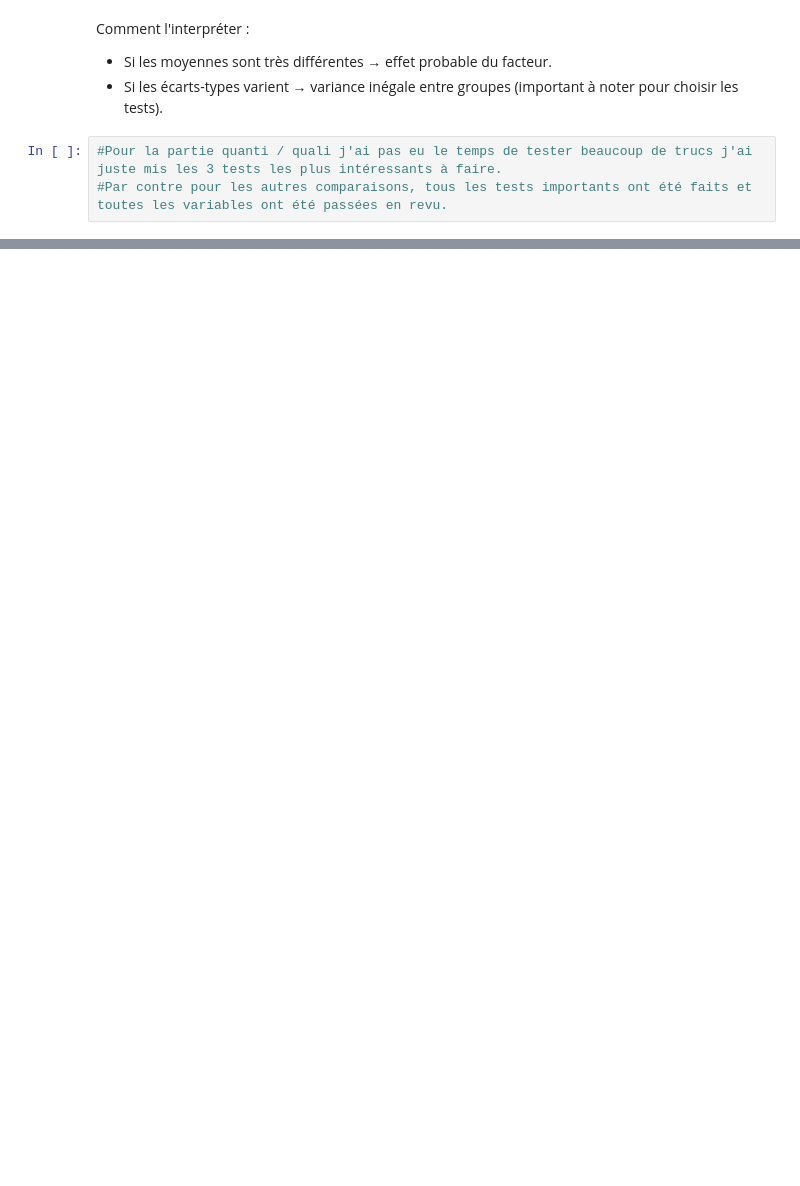
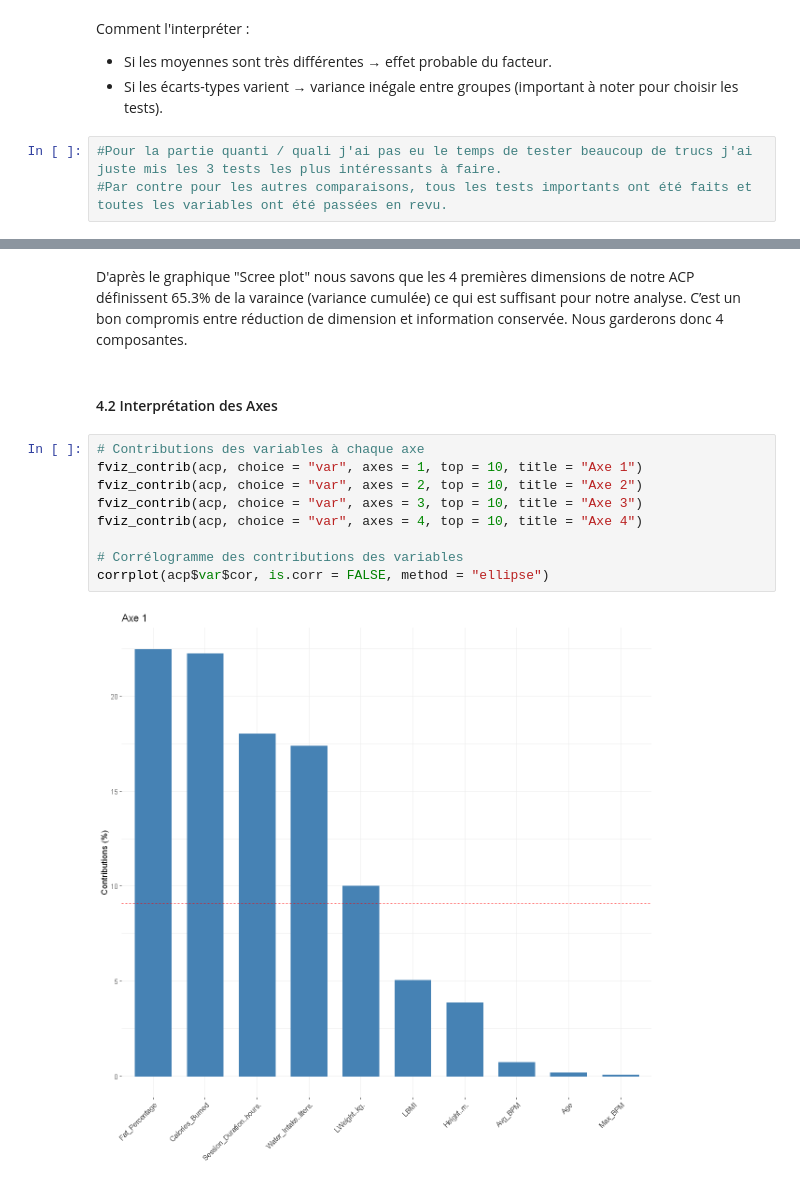
Before and after one commit to QUENTINTOUIL/Projet_ML, a Jupyter notebook: V2_R.ipynb, the cells around one changed output, grey strips where cells are left out. Saved outputs shown, nothing was run; the diff lists cells and outputs as text; blank space fills up the shorter version.

```diff
--- a/V2_R.ipynb
+++ b/V2_R.ipynb
@@ -501,0 +534,15 @@ Comment l'interpréter :
+# %% [markdown]
+D'après le graphique "Scree plot" nous savons que les 4 premières dimensions de notre ACP définissent 65.3% de la varaince (variance cumulée) ce qui est suffisant pour notre analyse. C’est un bon compromis entre réduction de dimension et information conservée. Nous garderons donc 4 composantes.
+# %% [markdown]
+#### 4.2 Interprétation des Axes
+# %%
+# Contributions des variables à chaque axe
+fviz_contrib(acp, choice = "var", axes = 1, top = 10, title = "Axe 1")
+fviz_contrib(acp, choice = "var", axes = 2, top = 10, title = "Axe 2")
+fviz_contrib(acp, choice = "var", axes = 3, top = 10, title = "Axe 3")
+fviz_contrib(acp, choice = "var", axes = 4, top = 10, title = "Axe 4")
+
+# Corrélogramme des contributions des variables
+corrplot(acp$var$cor, is.corr = FALSE, method = "ellipse")
+# %% [output]
+[figure, added]
```
Also changed, not shown: parts of 25 cells of this notebook.
